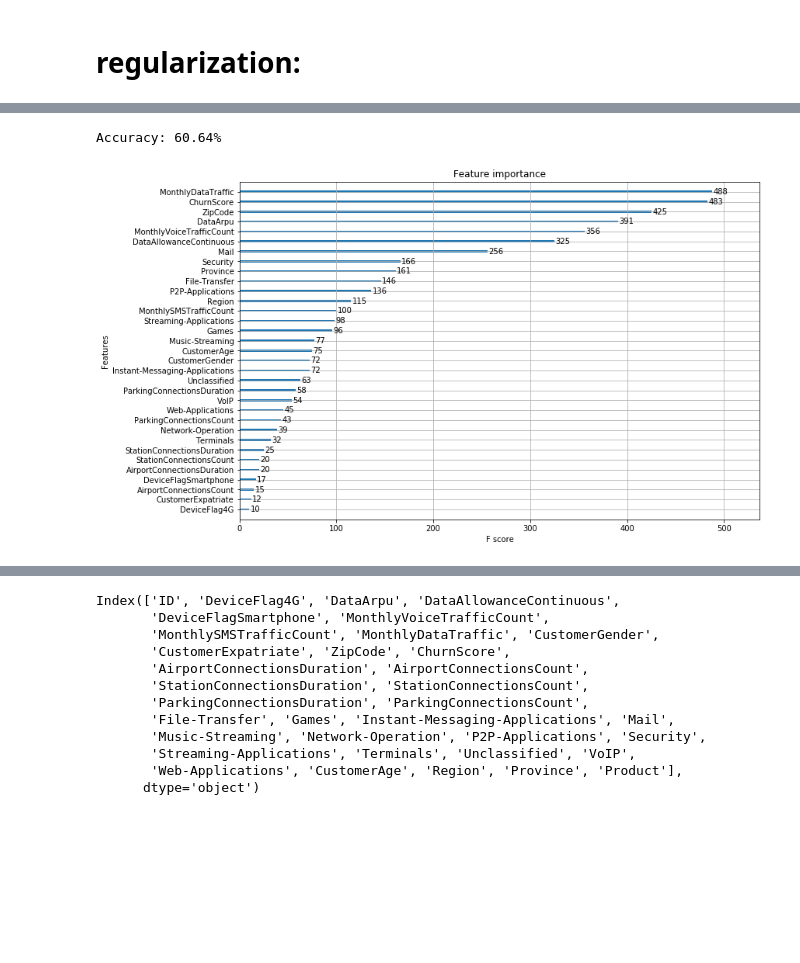
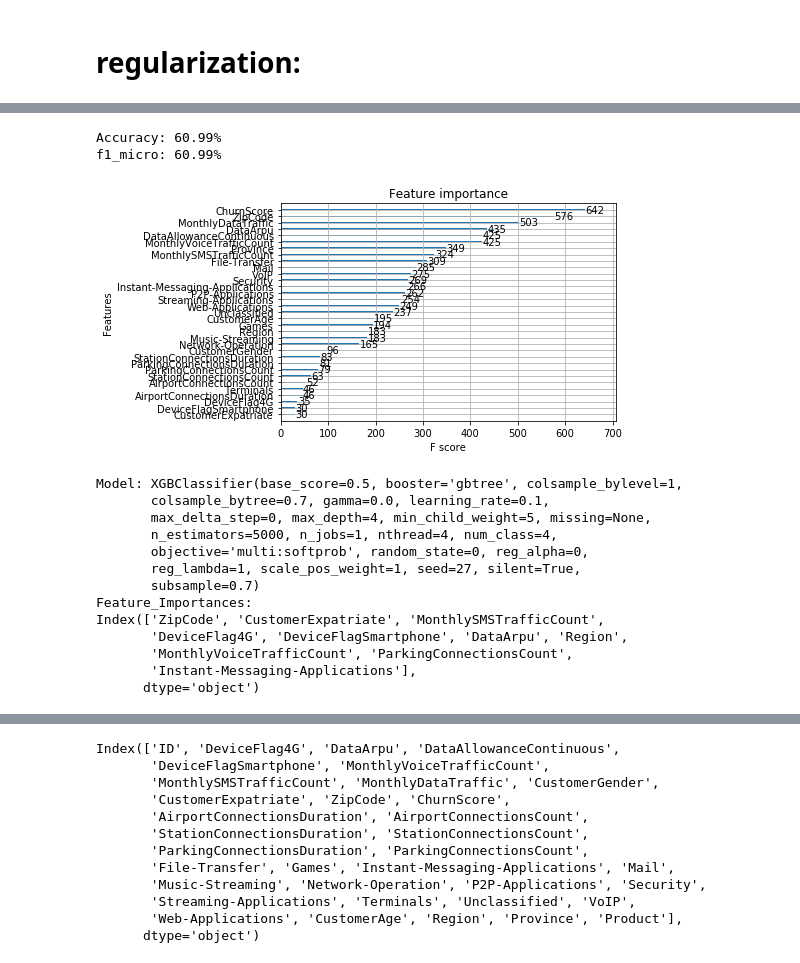
Before and after one commit to EugenioTL/Vodafone_Challenge, a Jupyter notebook: XGBoost_Tuning.ipynb, the cells around one changed output, grey strips where cells are left out. Cells and saved outputs as stored; diff of their text form; code cells hidden in the pictures; blank space fills up the shorter version.

```diff
--- a/XGBoost_Tuning.ipynb
+++ b/XGBoost_Tuning.ipynb
@@ -394,0 +399,4 @@ gsearch5.grid_scores_, gsearch5.best_params_, gsearch5.best_score_
+# %%
+subsample = gsearch5.best_params_['subsample']
+colsample_bytree = gsearch5.best_params_['colsample_bytree']
+subsample,colsample_bytree
@@ -434,11 +435,12 @@ gsearch6.grid_scores_, gsearch6.best_params_, gsearch6.best_score_
 #Grid seach on subsample and max_features
 #Choose all predictors except target & IDcols
 param_test7 = {
-    'reg_alpha':[0, 0.001, 0.005, 0.01, 0.05, 1e-05]
+    'reg_alpha':[0, 0.001, 0.005, 0.01, 0.05]
 }
-gsearch7 = GridSearchCV(estimator = XGBClassifier( learning_rate =0.1, n_estimators=177, max_depth=4,
-                                        min_child_weight=4, gamma=0.1, subsample=0.8, colsample_bytree=0.8,
+gsearch7 = GridSearchCV(estimator = XGBClassifier( learning_rate =learning_rate, n_estimators=177, max_depth=max_depth,
+                                        min_child_weight=min_child_weight, gamma=gamma, subsample=subsample, colsample_bytree=colsample_bytree,
                                         objective='multi:softprob', num_class=4, nthread=4, scale_pos_weight=1,seed=27),
-                       param_grid = param_test7, scoring='f1_micro',n_jobs=4,iid=False, cv=5,verbose=1)
+                       param_grid = param_test7, scoring='f1_micro',n_jobs=4,iid=False, cv=cv,verbose=1)
 gsearch7.fit(train[predictors],train[target])
+gsearch7.grid_scores_, gsearch7.best_params_, gsearch7.best_score_
 # %% [output]
@@ -469,0 +456,3 @@ gsearch7.grid_scores_, gsearch7.best_params_, gsearch7.best_score_
+# %%
+reg_alpha = gsearch7.best_params_['reg_alpha']
+reg_alpha
@@ -470,13 +461,13 @@ gsearch7.grid_scores_, gsearch7.best_params_, gsearch7.best_score_
 # %%
 xgb3 = XGBClassifier(
-        learning_rate =0.1,
+        learning_rate =learning_rate,
         n_estimators=1000,
-        max_depth=4,
-        min_child_weight=4,
-        gamma=0.1,
-        subsample=0.8,
-        colsample_bytree=0.8,
-        reg_alpha=0.005,
+        max_depth=max_depth,
+        min_child_weight=min_child_weight,
+        gamma=gamma,
+        subsample=subsample,
+        colsample_bytree=colsample_bytree,
+        reg_alpha=reg_alpha,
         objective='multi:softprob',
         num_class=4,
         nthread=4,
@@ -489,21 +494,35 @@ Accuracy: 61.08%
 # %%
 xgb4 = XGBClassifier(
-        learning_rate =0.01,
+        learning_rate =learning_rate,
         n_estimators=5000,
-        max_depth=4,
-        min_child_weight=4,
-        gamma=0.1,
-        subsample=0.8,
-        colsample_bytree=0.8,
-        reg_alpha=0.005,
+        max_depth=max_depth,
+        min_child_weight=min_child_weight,
+        gamma=gamma,
+        subsample=subsample,
+        colsample_bytree=colsample_bytree,
+        reg_alpha=reg_alpha,
         objective='multi:softprob',
         num_class=4,
         nthread=4,
         scale_pos_weight=1,
         seed=27)
 modelfit(xgb4, train, test, predictors)
 # %% [output]
-Accuracy: 60.64%
+Accuracy: 60.99%
+f1_micro: 60.99%
-[figure, old version]
+[figure, new version]
+Model: XGBClassifier(base_score=0.5, booster='gbtree', colsample_bylevel=1,
+       colsample_bytree=0.7, gamma=0.0, learning_rate=0.1,
+       max_delta_step=0, max_depth=4, min_child_weight=5, missing=None,
+       n_estimators=5000, n_jobs=1, nthread=4, num_class=4,
+       objective='multi:softprob', random_state=0, reg_alpha=0,
+       reg_lambda=1, scale_pos_weight=1, seed=27, silent=True,
+       subsample=0.7)
+Feature_Importances:
+Index(['ZipCode', 'CustomerExpatriate', 'MonthlySMSTrafficCount',
+       'DeviceFlag4G', 'DeviceFlagSmartphone', 'DataArpu', 'Region',
+       'MonthlyVoiceTrafficCount', 'ParkingConnectionsCount',
+       'Instant-Messaging-Applications'],
+      dtype='object')
 # %%
 xtest = test.drop('predprob', 1)
```
Also changed, not shown: parts of 44 cells of this notebook, 7 other files.
